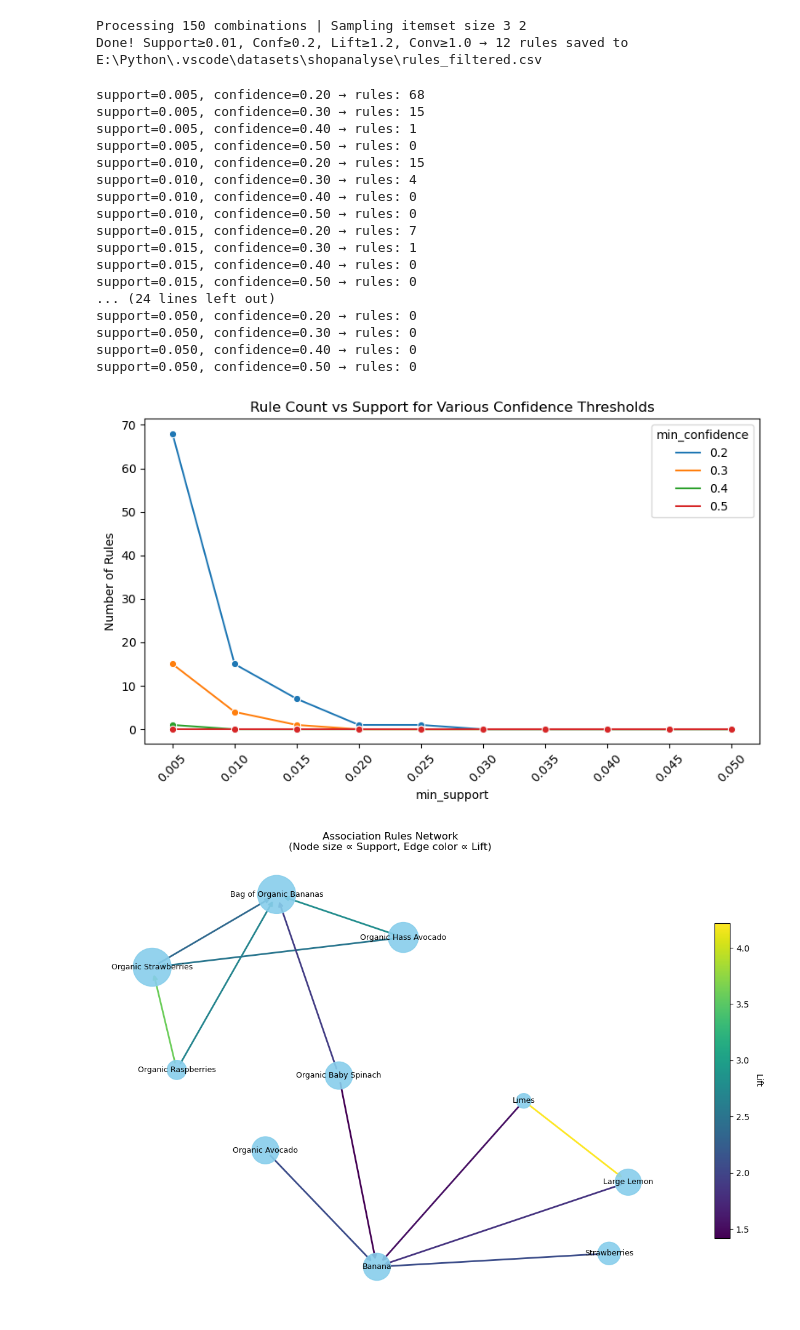
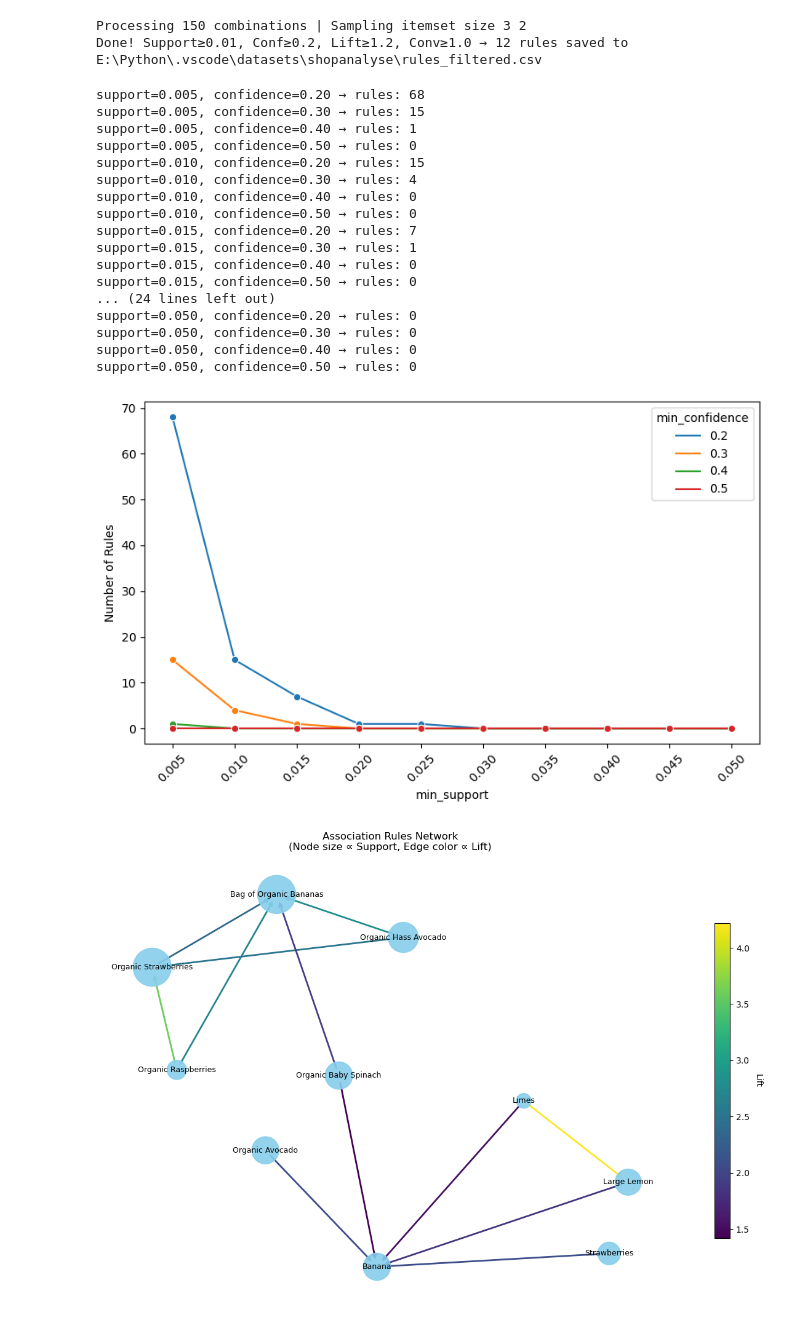
Before and after one commit to hujcuh/Market-Analysis, a Jupyter notebook: datamining.ipynb, the cells around one changed output. Saved outputs shown, nothing was run; the diff lists cells and outputs as text; code cells hidden in the pictures.

```diff
--- a/datamining.ipynb
+++ b/datamining.ipynb
@@ -251,13 +249,10 @@ train_orders = (
 )
 
 # 2. 加载明细和商品元数据
-op    = pd.read_csv(TRAIN_OP,
-                    usecols=["order_id","product_id","add_to_cart_order"])
-prods = pd.read_csv(PROD_FULL,
-                    usecols=["product_id","product_name","department"])
+op    = pd.read_csv(TRAIN_OP, usecols=["order_id","product_id","add_to_cart_order"])
+prods = pd.read_csv(PROD_FULL, usecols=["product_id","product_name","department"])
 
-# ── 三、大类过滤（复用之前计算好的 dept_counts） ─────────────────
-# 先算出各 department 占比，保留 ≥2.5%
+# ── 三、大类过滤 ────────────────────────────────────────────
 df0 = (
     op.merge(train_orders, on="order_id")
       .merge(prods[["product_id","department"]], on="product_id")
@@ -270,7 +265,7 @@ keep_depts = (
     .tolist()
 )
 
-# ── 四、构建 transaction （保留高频大类、按 add_to_cart_order 排序） ────────
+# ── 四、构建 transaction ───────────────────────────────────
 df = (
     op.merge(train_orders, on="order_id")
       .merge(prods[["product_id","department"]], on="product_id")
@@ -279,7 +274,7 @@ df = df[df["department"].isin(keep_depts)]
 df = df.sort_values(["order_id","add_to_cart_order"])
 baskets = df.groupby("order_id")["product_id"].apply(list).tolist()
 
-# ── 五、One-hot 编码 & Apriori ─────────────────────────────────
+# ── 五、One-hot 编码 & Apriori ───────────────────────────────
 te     = TransactionEncoder()
 ohe    = te.fit(baskets).transform(baskets)
 ohe_df = pd.DataFrame(ohe, columns=te.columns_)
@@ -291,22 +286,22 @@ freq_items = apriori(
     verbose=1
 )
 
-# ── 六、生成规则 & 按置信度过滤 ─────────────────────────────────
+# ── 六、生成规则 & 初次过滤 ─────────────────────────────────
 rules = association_rules(
     freq_items,
     metric="confidence",
     min_threshold=MIN_CONFIDENCE
 )
 
-# ── 七、二次过滤 lift & conviction（可选） ────────────────────────
+# ── 七、二次过滤 lift & conviction ───────────────────────────
 rules = rules[
     (rules["lift"]      >= MIN_LIFT)     &
     (rules["conviction"]>= MIN_CONVICTION)
 ]
 
-# ── 八、解码 & 输出 Top-N ───────────────────────────────────────
+# ── 八、解码 & 输出 Top-N（保留三位小数） ────────────────────
 id2name = prods.set_index("product_id")["product_name"].to_dict()
-rules["ant_names"] = rules["antecedents"] .apply(lambda s: tuple(id2name[i] for i in s))
+rules["ant_names"] = rules["antecedents"].apply(lambda s: tuple(id2name[i] for i in s))
 rules["con_names"] = rules["consequents"].apply(lambda s: tuple(id2name[i] for i in s))
 
 top_rules = (
@@ -316,7 +311,14 @@ top_rules = (
     [["ant_names","con_names","support","confidence","lift","conviction"]]
 )
 
-top_rules.to_csv(OUTPUT, index=False, encoding="utf-8-sig")
+#to_csv 时统一指定浮点格式
+top_rules.to_csv(
+    OUTPUT,
+    index=False,
+    encoding="utf-8-sig",
+    float_format="%.3f"   # 所有浮点数保留三位小数
+)
+
 print(f"Done! Support≥{MIN_SUPPORT}, Conf≥{MIN_CONFIDENCE}, "
       f"Lift≥{MIN_LIFT}, Conv≥{MIN_CONVICTION} → "
       f"{len(top_rules)} rules saved to {OUTPUT}")
@@ -395,35 +397,34 @@ plt.figure(figsize=(8,5))
 sns.lineplot(data=res_df,
              x="support",
              y="n_rules",
              hue="confidence",
              marker="o",
              palette="tab10")
-plt.title("Rule Count vs Support for Various Confidence Thresholds")
 plt.xlabel("min_support")
 plt.ylabel("Number of Rules")
 plt.xticks(support_list, [f"{s:.3f}" for s in support_list], rotation=45)
 plt.legend(title="min_confidence")
 plt.tight_layout()
 plt.show()
 # %% [output]
 support=0.005, confidence=0.20 → rules: 68
 support=0.005, confidence=0.30 → rules: 15
 support=0.005, confidence=0.40 → rules: 1
 support=0.005, confidence=0.50 → rules: 0
 support=0.010, confidence=0.20 → rules: 15
 support=0.010, confidence=0.30 → rules: 4
 support=0.010, confidence=0.40 → rules: 0
 support=0.010, confidence=0.50 → rules: 0
 support=0.015, confidence=0.20 → rules: 7
 support=0.015, confidence=0.30 → rules: 1
 support=0.015, confidence=0.40 → rules: 0
 support=0.015, confidence=0.50 → rules: 0
 ... (24 lines left out)
 support=0.050, confidence=0.20 → rules: 0
 support=0.050, confidence=0.30 → rules: 0
 support=0.050, confidence=0.40 → rules: 0
 support=0.050, confidence=0.50 → rules: 0
-[figure, old version]
+[figure, new version]
 # %%
 import pandas as pd
 import networkx as nx
```
Also changed, not shown: parts of 2 cells of this notebook.
